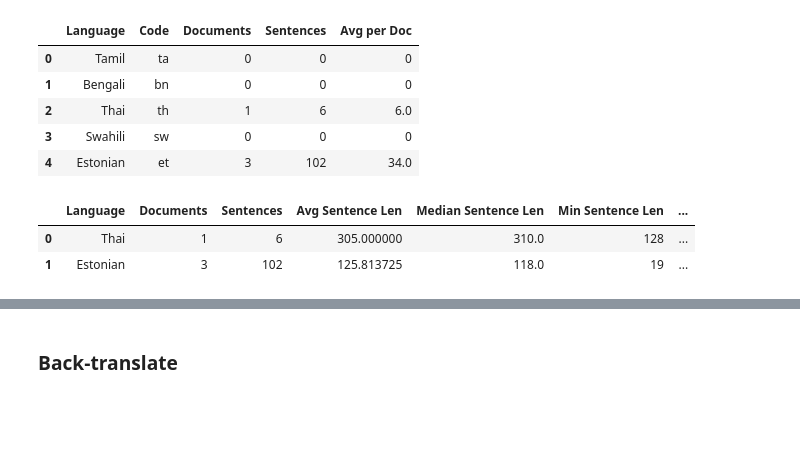
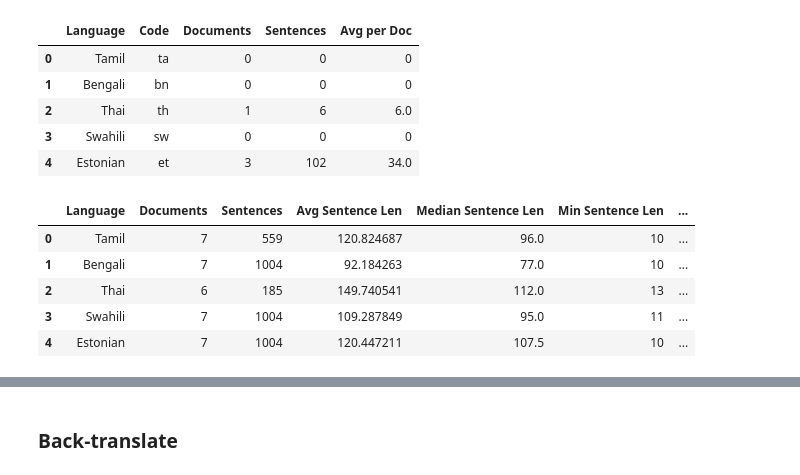
Before and after one commit to Lucas-Granucci/Averroes-AI, a Jupyter notebook: CORPUS_GENERATION.ipynb, the cells around one changed output, grey strips where cells are left out. Saved outputs shown, nothing was run; the diff lists cells and outputs as text; code cells hidden in the pictures; blank space fills up the shorter version.

Commit message:
updated dataset stats viz

```diff
--- a/CORPUS_GENERATION.ipynb
+++ b/CORPUS_GENERATION.ipynb
@@ -492,15 +494,27 @@ for lang_code, config in LANGUAGES.items():
 # %%
 stats_df = pd.DataFrame(dataset_statistics)
 
-display(stats_df[[
-    "Language", "Documents", "Sentences",
-    "Avg Sentence Len", "Median Sentence Len",
-    "Min Sentence Len", "Max Sentence Len",
-    "Std Sentence Len", "Avg per Doc",
-    "Vocabulary Size"
-]])
+display(
+    stats_df[
+        [
+            "Language",
+            "Documents",
+            "Sentences",
+            "Avg Sentence Len",
+            "Median Sentence Len",
+            "Min Sentence Len",
+            "Max Sentence Len",
+            "Std Sentence Len",
+            "Avg per Doc",
+            "Vocabulary Size",
+        ]
+    ]
+)
 # %% [output]
 |  | Language | Documents | Sentences | Avg Sentence Len | Median Sentence Len | Min Sentence Len | ... |
-| 0 | Thai | 1 | 6 | 305.000000 | 310.0 | 128 | ... |
-| 1 | Estonian | 3 | 102 | 125.813725 | 118.0 | 19 | ... |
+| 0 | Tamil | 7 | 559 | 120.824687 | 96.0 | 10 | ... |
+| 1 | Bengali | 7 | 1004 | 92.184263 | 77.0 | 10 | ... |
+| 2 | Thai | 6 | 185 | 149.740541 | 112.0 | 13 | ... |
+| 3 | Swahili | 7 | 1004 | 109.287849 | 95.0 | 11 | ... |
+| 4 | Estonian | 7 | 1004 | 120.447211 | 107.5 | 10 | ... |
 # %%
```
Also changed, not shown: parts of 5 cells of this notebook.
